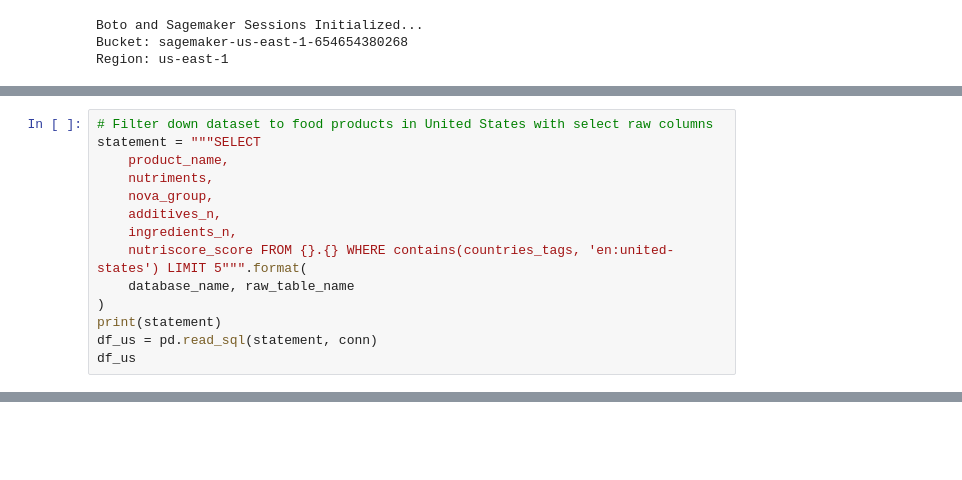
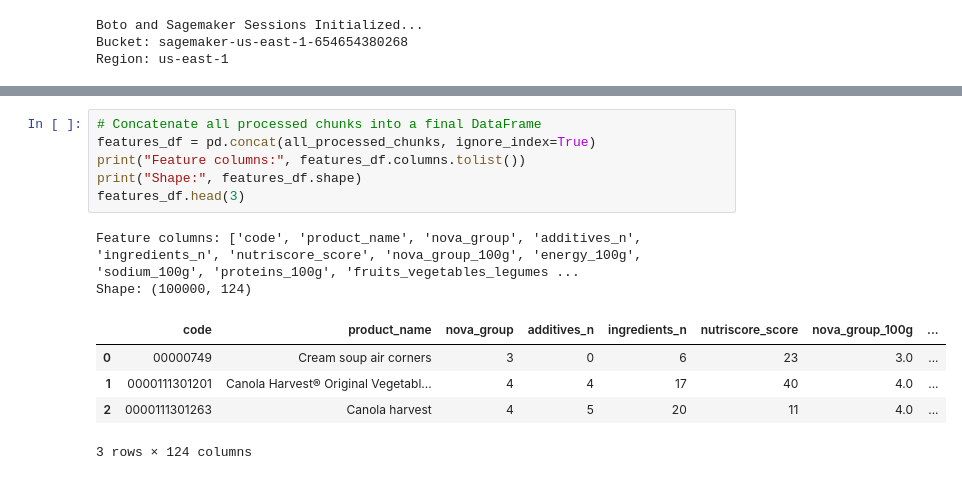
Before and after one commit to apmalinsky/AAI-540-FinalProject, a Jupyter notebook: 02_FeatureEngineering.ipynb, the cells around one changed output, grey strips where cells are left out. Drawn from its saved outputs; the diff is of its cells as text; blank space fills up the shorter version.

```diff
--- a/02_FeatureEngineering.ipynb
+++ b/02_FeatureEngineering.ipynb
@@ -61,14 +68,0 @@ select_cols = [
-# %%
-# Filter down dataset to food products in United States with select raw columns
-statement = """SELECT
-    product_name,
-    nutriments,
-    nova_group,
-    additives_n,
-    ingredients_n,
-    nutriscore_score FROM {}.{} WHERE contains(countries_tags, 'en:united-states') LIMIT 5""".format(
-    database_name, raw_table_name
-)
-print(statement)
-df_us = pd.read_sql(statement, conn)
-df_us
@@ -120,0 +133,14 @@ df_us.loc[2]['nutriments']
+# %%
+# Concatenate all processed chunks into a final DataFrame
+features_df = pd.concat(all_processed_chunks, ignore_index=True)
+print("Feature columns:", features_df.columns.tolist())
+print("Shape:", features_df.shape)
+features_df.head(3)
+# %% [output]
+Feature columns: ['code', 'product_name', 'nova_group', 'additives_n', 'ingredients_n', 'nutriscore_score', 'nova_group_100g', 'energy_100g', 'sodium_100g', 'proteins_100g', 'fruits_vegetables_legumes ...
+Shape: (100000, 124)
+|  | code | product_name | nova_group | additives_n | ingredients_n | nutriscore_score | nova_group_100g | ... |
+| 0 | 00000749 | Cream soup air corners | 3 | 0 | 6 | 23 | 3.0 | ... |
+| 1 | 0000111301201 | Canola Harvest® Original Vegetabl... | 4 | 4 | 17 | 40 | 4.0 | ... |
+| 2 | 0000111301263 | Canola harvest | 4 | 5 | 20 | 11 | 4.0 | ... |
+3 rows × 124 columns
```
Also changed, not shown: parts of 32 cells of this notebook, 6 other files.
